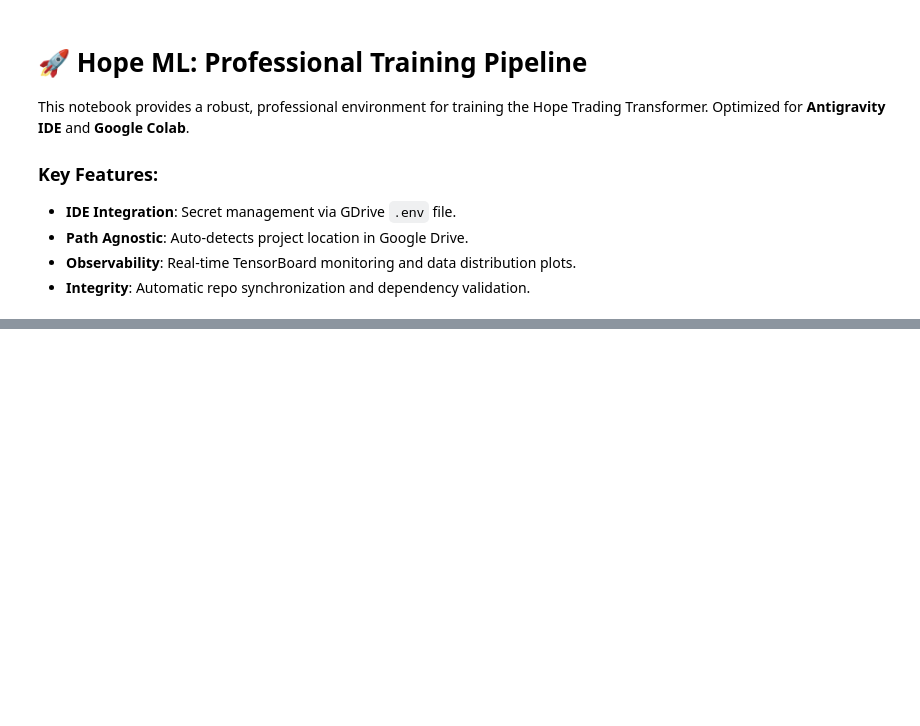
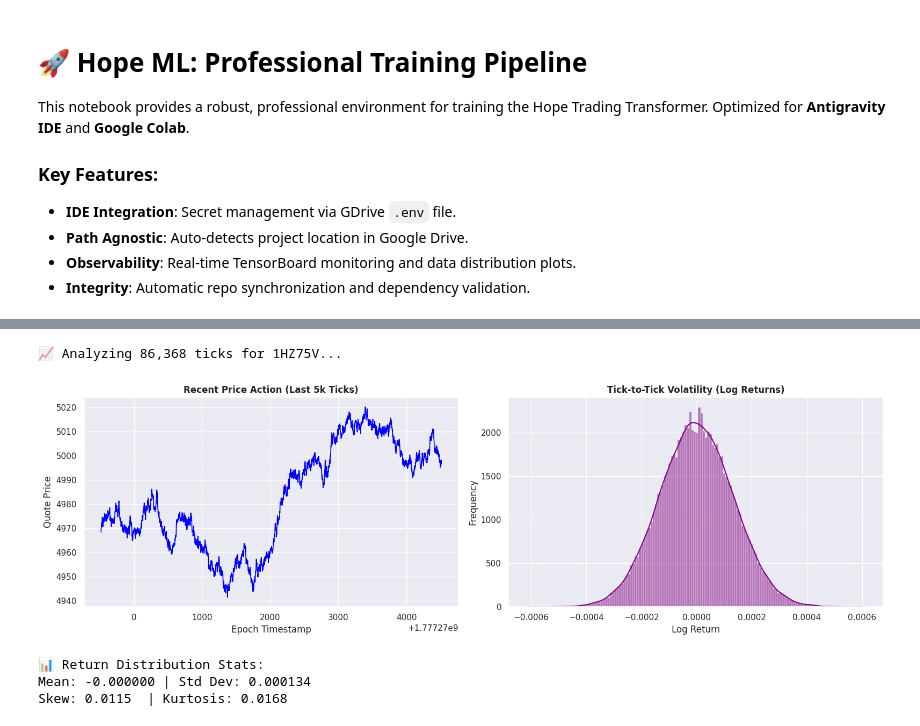
Before and after one commit to planetazul3/hope, a Jupyter notebook: notebooks/colab_training.ipynb, the cells around one changed output, grey strips where cells are left out. Saved outputs shown, nothing was run; the diff lists cells and outputs as text; code cells hidden in the pictures; blank space fills up the shorter version.

```diff
--- a/notebooks/colab_training.ipynb
+++ b/notebooks/colab_training.ipynb
@@ -185,0 +284,52 @@ except ModuleNotFoundError:
+# %%
+# @title ## 6. Data Integrity & Distribution Analysis
+
+import matplotlib.pyplot as plt
+import seaborn as sns
+import numpy as np
+
+# Check if df_ticks is in memory from Cell 5. If not, fail gracefully.
+if 'df_ticks' not in locals() or df_ticks.empty:
+    raise RuntimeError("❌ df_ticks not found in memory. Run Cell 5 first.")
+
+print(f"📈 Analyzing {len(df_ticks):,} ticks for {SYMBOL}...")
+
+# Filter out duplicate timestamps (common in synthetic HFT streams)
+df_clean = df_ticks.drop_duplicates(subset=['epoch']).copy()
+dropped = len(df_ticks) - len(df_clean)
+if dropped > 0:
+    print(f"⚠️ Removed {dropped:,} duplicate epoch entries.")
+
+sns.set_theme(style="darkgrid")
+fig, axes = plt.subplots(1, 2, figsize=(16, 5))
+
+# Plot 1: Recent Price Action
+# Plotted against epoch rather than arbitrary index for true time scaling
+tail_data = df_clean.tail(5000)
+axes[0].plot(tail_data["epoch"], tail_data["quote"], color='blue', linewidth=1.2)
+axes[0].set_title(f"Recent Price Action (Last 5k Ticks)", fontweight='bold')
+axes[0].set_xlabel("Epoch Timestamp")
+axes[0].set_ylabel("Quote Price")
+
+# Plot 2: Volatility Distribution
+# Calculate log returns (shift 1 tick)
+returns = np.log(df_clean["quote"] / df_clean["quote"].shift(1)).dropna()
+
+sns.histplot(returns, kde=True, bins=150, ax=axes[1], color='purple')
+axes[1].set_title("Tick-to-Tick Volatility (Log Returns)", fontweight='bold')
+axes[1].set_xlabel("Log Return")
+axes[1].set_ylabel("Frequency")
+
+plt.tight_layout()
+plt.show()
+
+# Print basic distribution stats for modeling
+print("\n📊 Return Distribution Stats:")
+print(f"Mean: {returns.mean():.6f} | Std Dev: {returns.std():.6f}")
+print(f"Skew: {returns.skew():.4f}  | Kurtosis: {returns.kurtosis():.4f}")
+# %% [output]
+📈 Analyzing 86,368 ticks for 1HZ75V...
+[figure, added]
+📊 Return Distribution Stats:
+Mean: -0.000000 | Std Dev: 0.000134
+Skew: 0.0115  | Kurtosis: 0.0168
```
Also changed, not shown: parts of 9 cells of this notebook, 1 other file.
